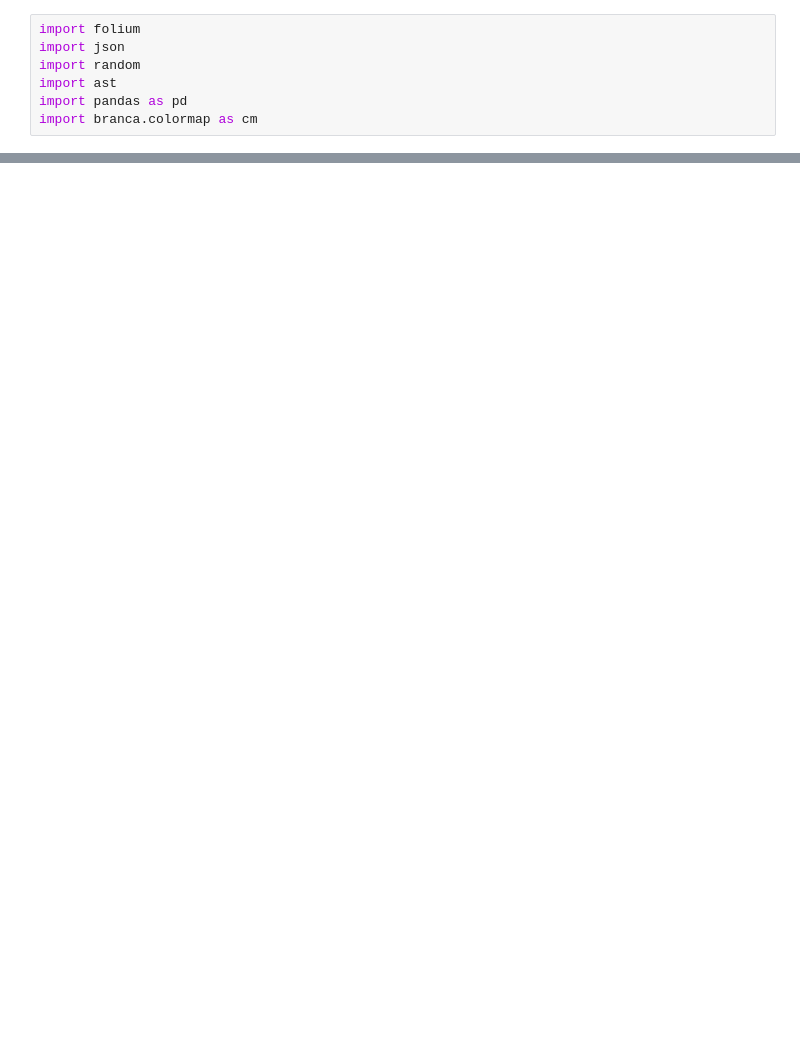
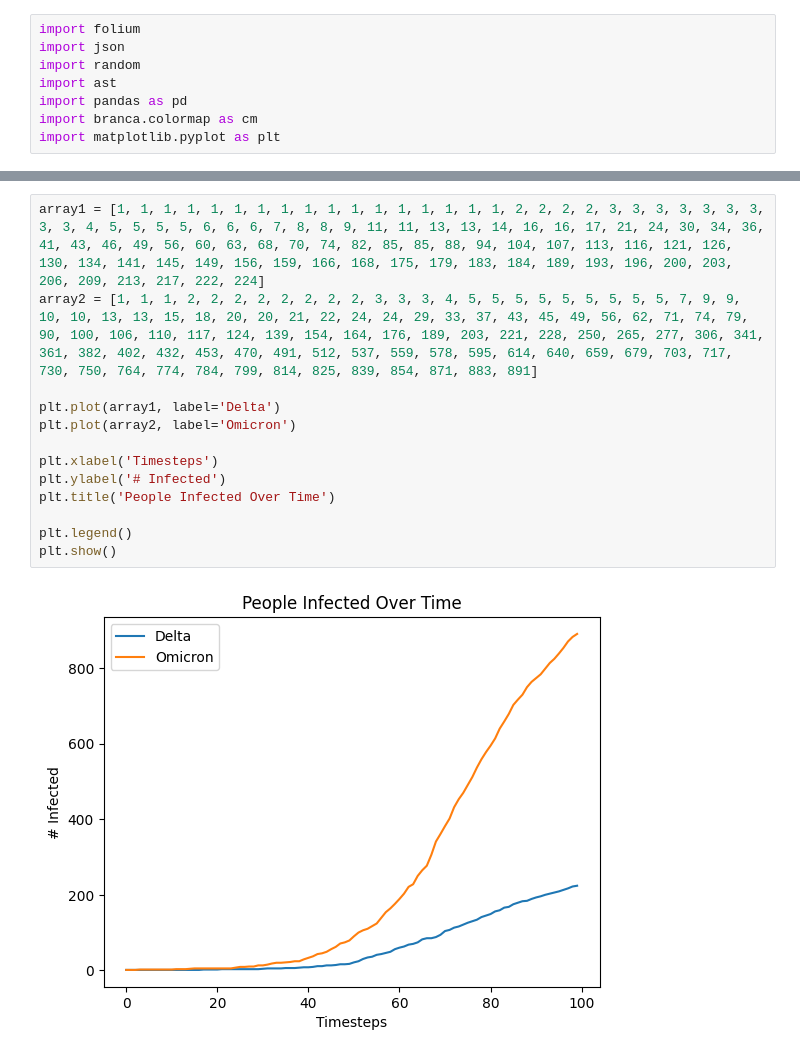
Before and after one commit to Delineo-Disease-Modeling/Simulation, a Jupyter notebook: simulator/visualize.ipynb, the cells around one changed output, grey strips where cells are left out. Saved outputs shown, nothing was run; the diff lists cells and outputs as text; blank space fills up the shorter version.

Commit message:
visualization

```diff
--- a/simulator/visualize.ipynb
+++ b/simulator/visualize.ipynb
@@ -5,6 +5,7 @@ import random
 import ast
 import pandas as pd
 import branca.colormap as cm
+import matplotlib.pyplot as plt
 # %%
 with open('papdata.json', 'r') as f:
     papdata = json.load(f)
@@ -70,3 +71,18 @@ for timestep, locations in patterns.items():
     display(map)
 # %% [output]
 [interactive output not drawn]
+# %%
+array1 = [1, 1, 1, 1, 1, 1, 1, 1, 1, 1, 1, 1, 1, 1, 1, 1, 1, 2, 2, 2, 2, 3, 3, 3, 3, 3, 3, 3, 3, 3, 4, 5, 5, 5, 5, 6, 6, 6, 7, 8, 8, 9, 11, 11, 13, 13, 14, 16, 16, 17, 21, 24, 30, 34, 36, 41, 43, 46, 49, 56, 60, 63, 68, 70, 74, 82, 85, 85, 88, 94, 104, 107, 113, 116, 121, 126, 130, 134, 141, 145, 149, 156, 159, 166, 168, 175, 179, 183, 184, 189, 193, 196, 200, 203, 206, 209, 213, 217, 222, 224]
+array2 = [1, 1, 1, 2, 2, 2, 2, 2, 2, 2, 2, 3, 3, 3, 4, 5, 5, 5, 5, 5, 5, 5, 5, 5, 7, 9, 9, 10, 10, 13, 13, 15, 18, 20, 20, 21, 22, 24, 24, 29, 33, 37, 43, 45, 49, 56, 62, 71, 74, 79, 90, 100, 106, 110, 117, 124, 139, 154, 164, 176, 189, 203, 221, 228, 250, 265, 277, 306, 341, 361, 382, 402, 432, 453, 470, 491, 512, 537, 559, 578, 595, 614, 640, 659, 679, 703, 717, 730, 750, 764, 774, 784, 799, 814, 825, 839, 854, 871, 883, 891]
+
+plt.plot(array1, label='Delta')
+plt.plot(array2, label='Omicron')
+
+plt.xlabel('Timesteps')
+plt.ylabel('# Infected')
+plt.title('People Infected Over Time')
+
+plt.legend()
+plt.show()
+# %% [output]
+[figure, added]
```
Also changed, not shown: parts of 1 cell of this notebook, 3 other files.
